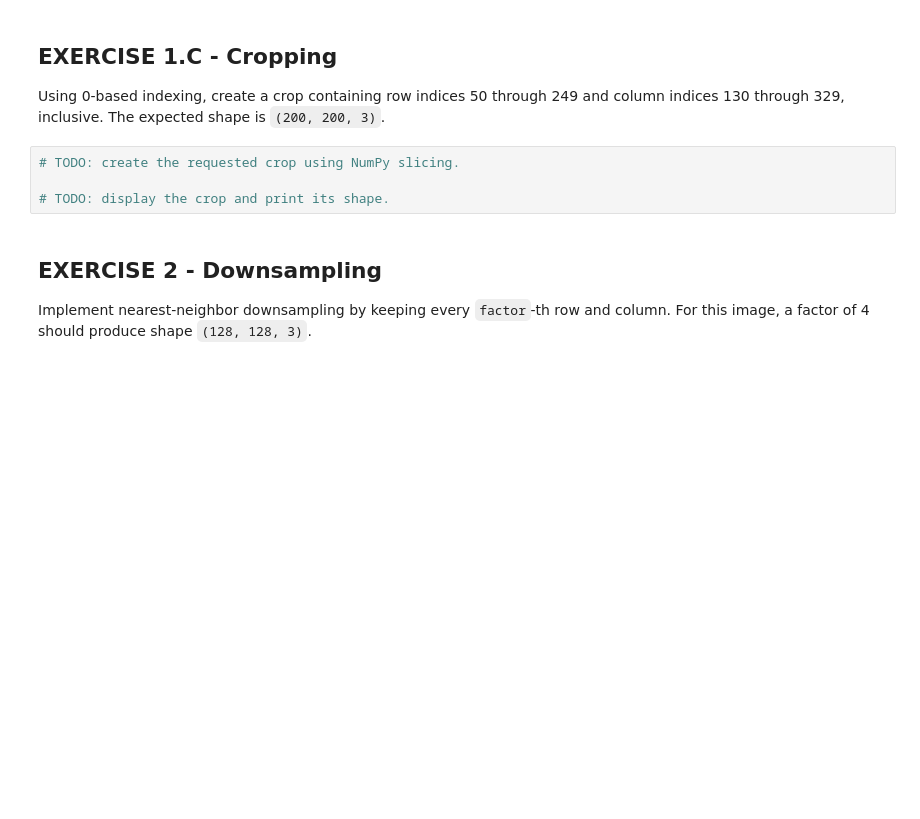
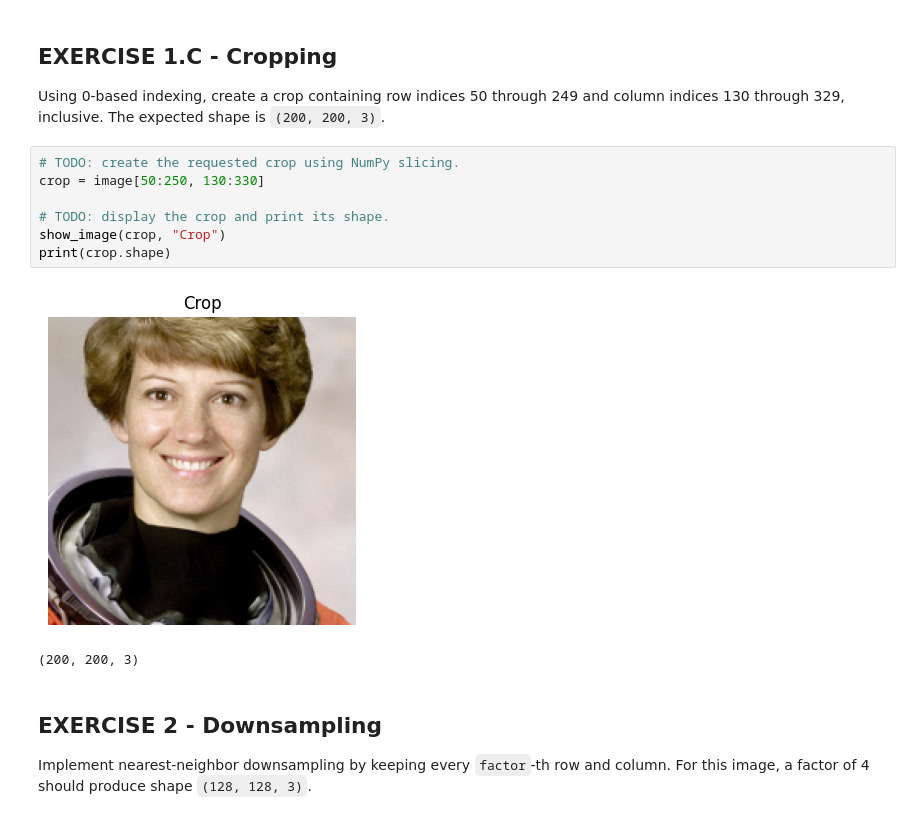
Before and after one commit to Adri-Sau/viscomp2026, a Jupyter notebook: Exercises/W2/week2_digital_image_student.ipynb, the cells around one changed output. Cells and saved outputs as stored; diff of their text form; blank space fills up the shorter version.

```diff
--- a/Exercises/W2/week2_digital_image_student.ipynb
+++ b/Exercises/W2/week2_digital_image_student.ipynb
@@ -113,8 +134,14 @@ Extract the three color channels and convert the photograph to grayscale using
 Using 0-based indexing, create a crop containing row indices 50 through 249 and column indices 130 through 329, inclusive. The expected shape is `(200, 200, 3)`.
 # %%
 # TODO: create the requested crop using NumPy slicing.
+crop = image[50:250, 130:330]
 
 # TODO: display the crop and print its shape.
+show_image(crop, "Crop")
+print(crop.shape)
+# %% [output]
+[figure, added]
+(200, 200, 3)
 # %% [markdown]
 ## EXERCISE 2 - Downsampling
 
```
Also changed, not shown: parts of 9 cells of this notebook.
